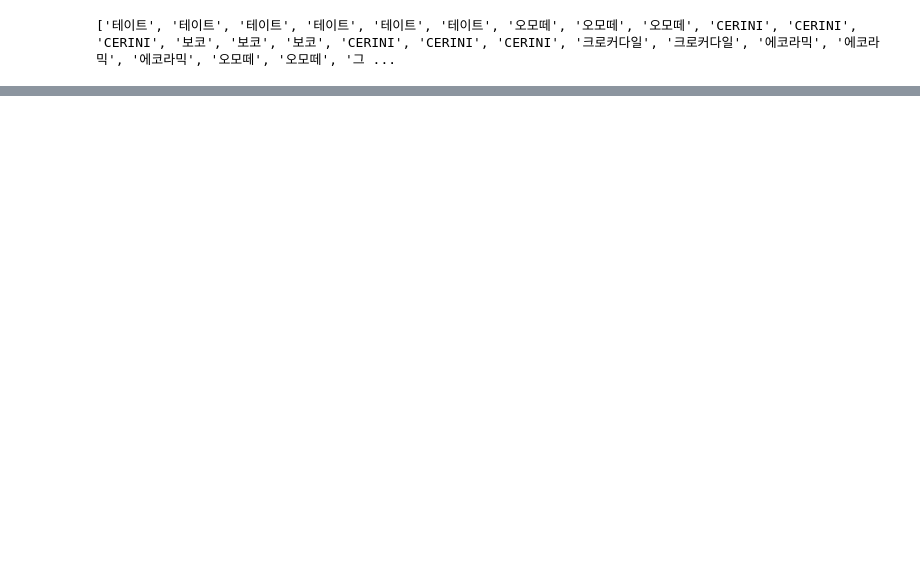
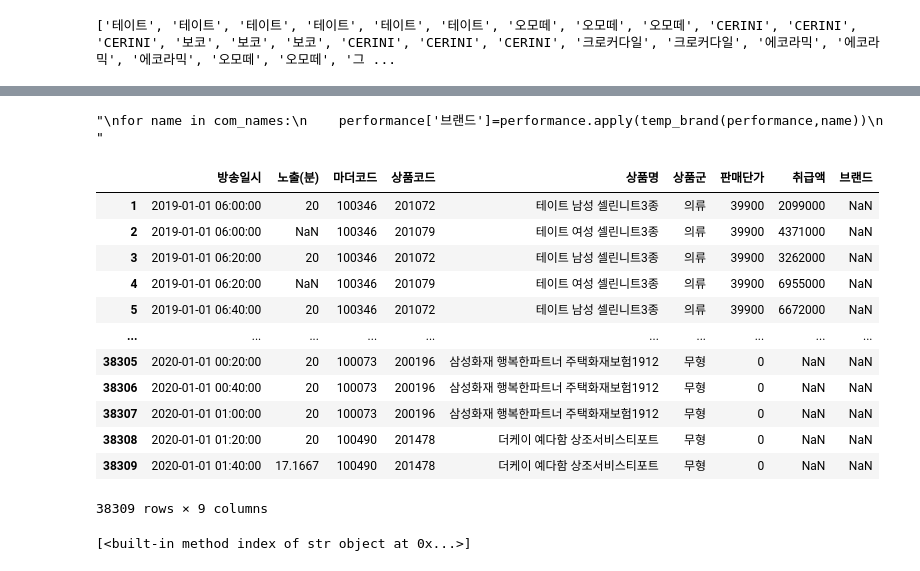
Before and after one commit to ailever/project_03, a Jupyter notebook: competition/keyword2.ipynb, the cells around one changed output, grey strips where cells are left out. Saved outputs shown, nothing was run; the diff lists cells and outputs as text; code cells hidden in the pictures; blank space fills up the shorter version.

```diff
--- a/competition/keyword2.ipynb
+++ b/competition/keyword2.ipynb
@@ -342,0 +512,15 @@ com_names in
+# %%
+'''
+for name in com_names:
+    performance['브랜드']=performance.apply(temp_brand(performance,name))
+    '''
+# %% [output]
+"\nfor name in com_names:\n    performance['브랜드']=performance.apply(temp_brand(performance,name))\n    "
+# %%
+#데이터프레임과 해당 브랜드를 입력하면, 상품명 중에 그 브랜드가 있는 경우, 그 인덱스를 return/ return_brand  호출
+def temp_brand(df,name):
+    List=[]
+    name2=df[df['상품명'].str.contains(name)]
+    indexs=name2.index
+    List.append(indexs)
+    return_brand(List,name)
@@ -342,0 +532,26 @@ com_names in
+# %%
+temp_brand(performance,'쿠쿠')
+performance
+# %% [output]
+|  | 방송일시 | 노출(분) | 마더코드 | 상품코드 | 상품명 | 상품군 | 판매단가 | 취급액 | 브랜드 |
+| 1 | 2019-01-01 06:00:00 | 20 | 100346 | 201072 | 테이트 남성 셀린니트3종 | 의류 | 39900 | 2099000 | NaN |
+| 2 | 2019-01-01 06:00:00 | NaN | 100346 | 201079 | 테이트 여성 셀린니트3종 | 의류 | 39900 | 4371000 | NaN |
+| 3 | 2019-01-01 06:20:00 | 20 | 100346 | 201072 | 테이트 남성 셀린니트3종 | 의류 | 39900 | 3262000 | NaN |
+| 4 | 2019-01-01 06:20:00 | NaN | 100346 | 201079 | 테이트 여성 셀린니트3종 | 의류 | 39900 | 6955000 | NaN |
+| 5 | 2019-01-01 06:40:00 | 20 | 100346 | 201072 | 테이트 남성 셀린니트3종 | 의류 | 39900 | 6672000 | NaN |
+| ... | ... | ... | ... | ... | ... | ... | ... | ... | ... |
+| 38305 | 2020-01-01 00:20:00 | 20 | 100073 | 200196 | 삼성화재 행복한파트너 주택화재보험1912 | 무형 | 0 | NaN | NaN |
+| 38306 | 2020-01-01 00:40:00 | 20 | 100073 | 200196 | 삼성화재 행복한파트너 주택화재보험1912 | 무형 | 0 | NaN | NaN |
+| 38307 | 2020-01-01 01:00:00 | 20 | 100073 | 200196 | 삼성화재 행복한파트너 주택화재보험1912 | 무형 | 0 | NaN | NaN |
+| 38308 | 2020-01-01 01:20:00 | 20 | 100490 | 201478 | 더케이 예다함 상조서비스티포트 | 무형 | 0 | NaN | NaN |
+| 38309 | 2020-01-01 01:40:00 | 17.1667 | 100490 | 201478 | 더케이 예다함 상조서비스티포트 | 무형 | 0 | NaN | NaN |
+38309 rows × 9 columns
+# %%
+ List=[]
+테이트=performance[performance['상품명'].str.contains('테이트')]
+indexs=name.index
+List.append(indexs)
+print(List[:])
+#return_brand(List,'테이트')
+# %% [output]
+[<built-in method index of str object at 0x...>]
```
Also changed, not shown: parts of 41 cells of this notebook.
